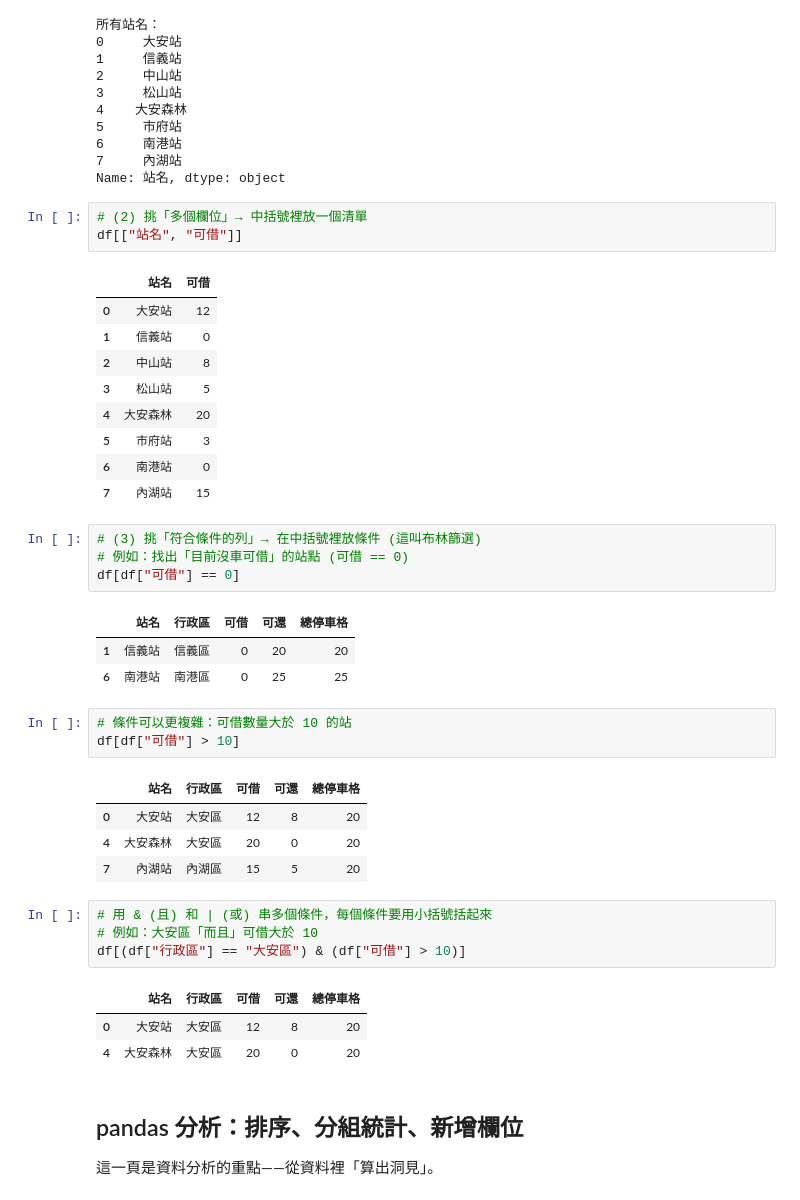
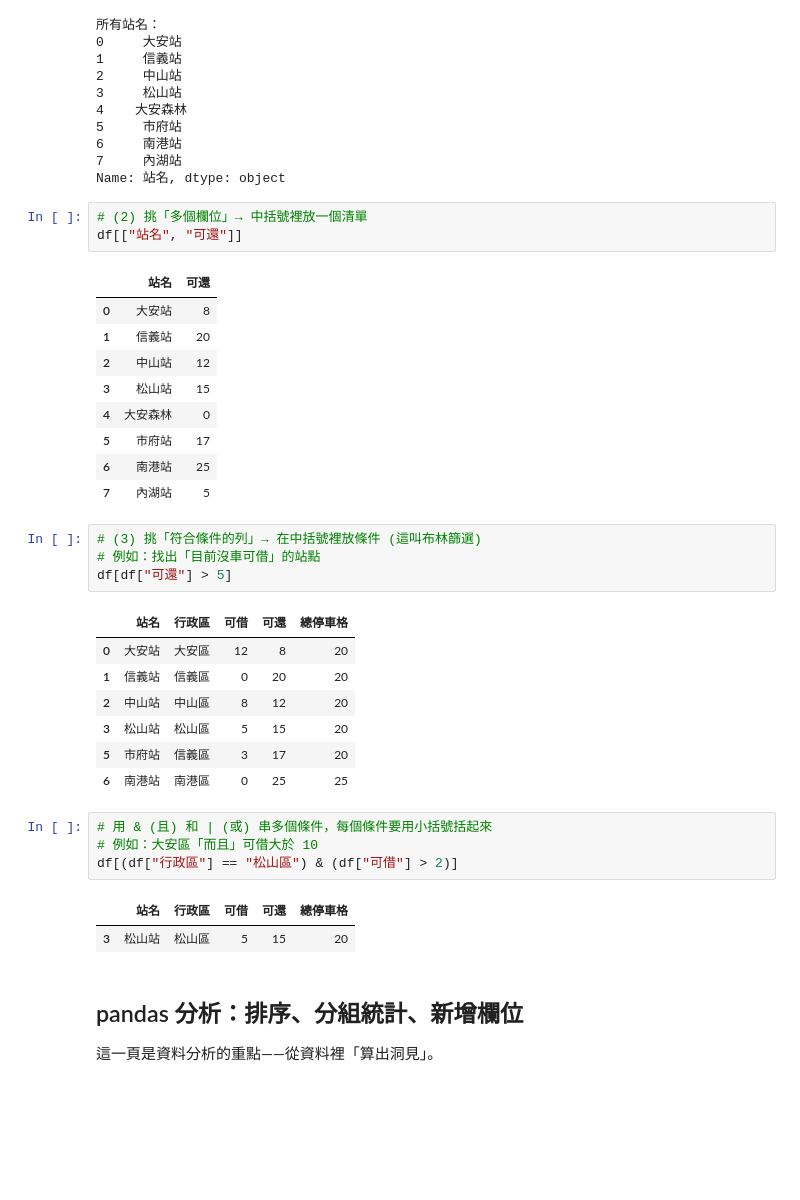
Before and after one commit to ThousandAI/PythonAI-010, a Jupyter notebook: Pandas Matplotlib.ipynb, the cells around one changed output. Cells and saved outputs as stored; diff of their text form; blank space fills up the shorter version.

```diff
--- a/Pandas Matplotlib.ipynb
+++ b/Pandas Matplotlib.ipynb
@@ -96,41 +98,36 @@ print(df["站名"])
 Name: 站名, dtype: object
 # %%
 # (2) 挑「多個欄位」→ 中括號裡放一個清單
-df[["站名", "可借"]]
+df[["站名", "可還"]]
 # %% [output]
-|  | 站名 | 可借 |
-| 0 | 大安站 | 12 |
-| 1 | 信義站 | 0 |
-| 2 | 中山站 | 8 |
-| 3 | 松山站 | 5 |
-| 4 | 大安森林 | 20 |
-| 5 | 市府站 | 3 |
-| 6 | 南港站 | 0 |
-| 7 | 內湖站 | 15 |
+|  | 站名 | 可還 |
+| 0 | 大安站 | 8 |
+| 1 | 信義站 | 20 |
+| 2 | 中山站 | 12 |
+| 3 | 松山站 | 15 |
+| 4 | 大安森林 | 0 |
+| 5 | 市府站 | 17 |
+| 6 | 南港站 | 25 |
+| 7 | 內湖站 | 5 |
 # %%
 # (3) 挑「符合條件的列」→ 在中括號裡放條件 (這叫布林篩選)
-# 例如：找出「目前沒車可借」的站點 (可借 == 0)
-df[df["可借"] == 0]
+# 例如：找出「目前沒車可借」的站點
+df[df["可還"] > 5]
 # %% [output]
 |  | 站名 | 行政區 | 可借 | 可還 | 總停車格 |
+| 0 | 大安站 | 大安區 | 12 | 8 | 20 |
 | 1 | 信義站 | 信義區 | 0 | 20 | 20 |
+| 2 | 中山站 | 中山區 | 8 | 12 | 20 |
+| 3 | 松山站 | 松山區 | 5 | 15 | 20 |
+| 5 | 市府站 | 信義區 | 3 | 17 | 20 |
 | 6 | 南港站 | 南港區 | 0 | 25 | 25 |
-# %%
-# 條件可以更複雜：可借數量大於 10 的站
-df[df["可借"] > 10]
-# %% [output]
-|  | 站名 | 行政區 | 可借 | 可還 | 總停車格 |
-| 0 | 大安站 | 大安區 | 12 | 8 | 20 |
-| 4 | 大安森林 | 大安區 | 20 | 0 | 20 |
-| 7 | 內湖站 | 內湖區 | 15 | 5 | 20 |
 # %%
 # 用 & (且) 和 | (或) 串多個條件，每個條件要用小括號括起來
 # 例如：大安區「而且」可借大於 10
-df[(df["行政區"] == "大安區") & (df["可借"] > 10)]
+df[(df["行政區"] == "松山區") & (df["可借"] > 2)]
 # %% [output]
 |  | 站名 | 行政區 | 可借 | 可還 | 總停車格 |
-| 0 | 大安站 | 大安區 | 12 | 8 | 20 |
-| 4 | 大安森林 | 大安區 | 20 | 0 | 20 |
+| 3 | 松山站 | 松山區 | 5 | 15 | 20 |
 # %% [markdown]
 ## pandas 分析：排序、分組統計、新增欄位
 
```
Also changed, not shown: parts of 3 cells of this notebook.
